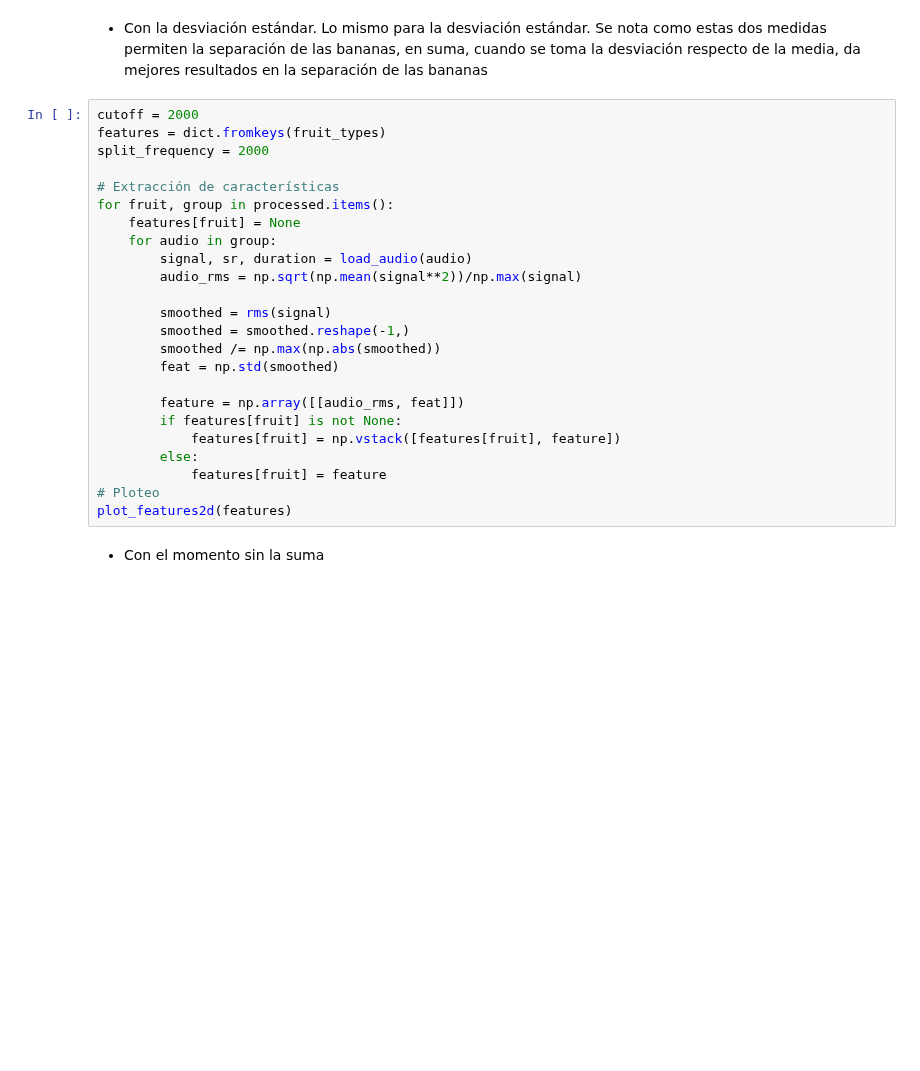
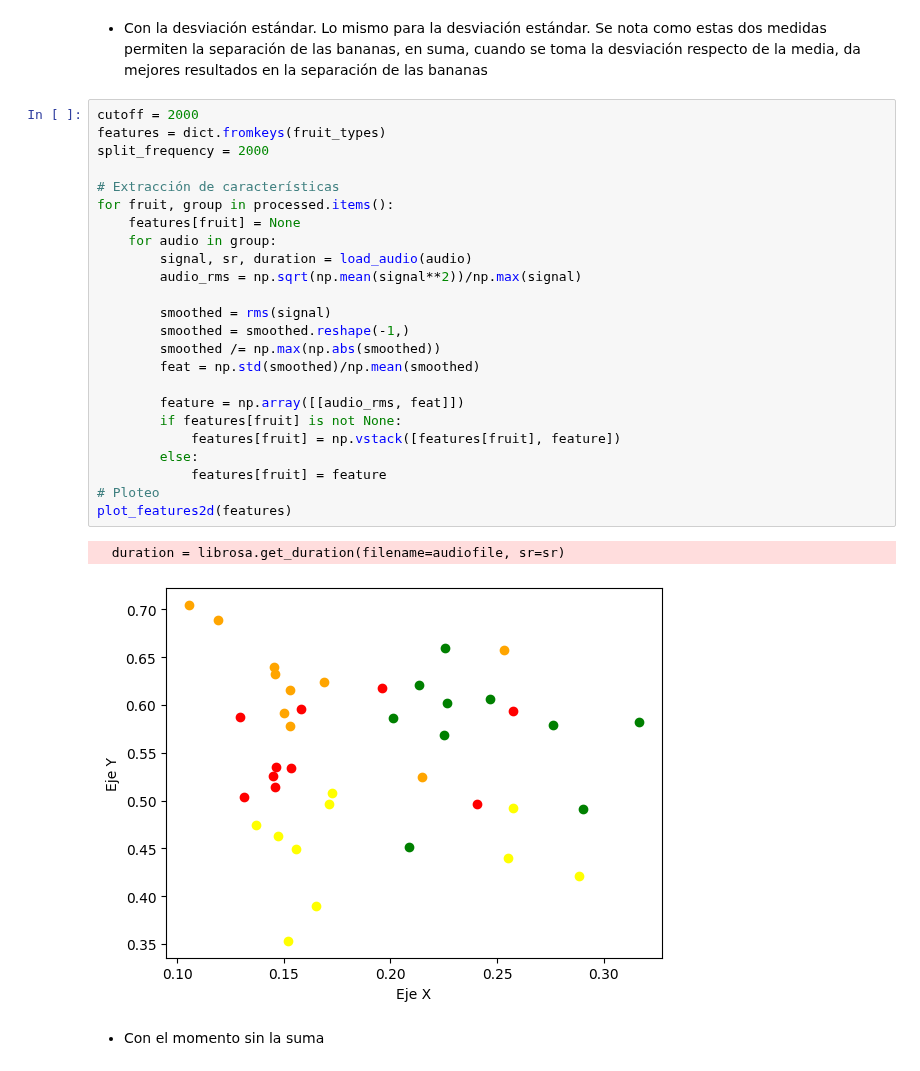
Before and after one commit to Juan2000-coder/Speech_Recognition, a Jupyter notebook: implemetation/first_aproximation/7-Envelope_rms.ipynb, the cells around one changed output. Saved outputs shown, nothing was run; the diff lists cells and outputs as text; blank space fills up the shorter version.

```diff
--- a/implemetation/first_aproximation/7-Envelope_rms.ipynb
+++ b/implemetation/first_aproximation/7-Envelope_rms.ipynb
@@ -279,27 +279,30 @@ plot_features2d(features)
 # %%
 cutoff = 2000
 features = dict.fromkeys(fruit_types)
 split_frequency = 2000
 
 # Extracción de características
 for fruit, group in processed.items():
     features[fruit] = None
     for audio in group:
         signal, sr, duration = load_audio(audio)
         audio_rms = np.sqrt(np.mean(signal**2))/np.max(signal)
 
         smoothed = rms(signal)
         smoothed = smoothed.reshape(-1,)
         smoothed /= np.max(np.abs(smoothed))
-        feat = np.std(smoothed)
+        feat = np.std(smoothed)/np.mean(smoothed)
 
         feature = np.array([[audio_rms, feat]])
         if features[fruit] is not None:
             features[fruit] = np.vstack([features[fruit], feature])
         else:
             features[fruit] = feature
 # Ploteo
 plot_features2d(features)
+# %% [output]
+  duration = librosa.get_duration(filename=audiofile, sr=sr)
+[figure, added]
 # %% [markdown]
 - Con el momento sin la suma
 # %%
```
Also changed, not shown: parts of 2 cells of this notebook, 17 other files.
